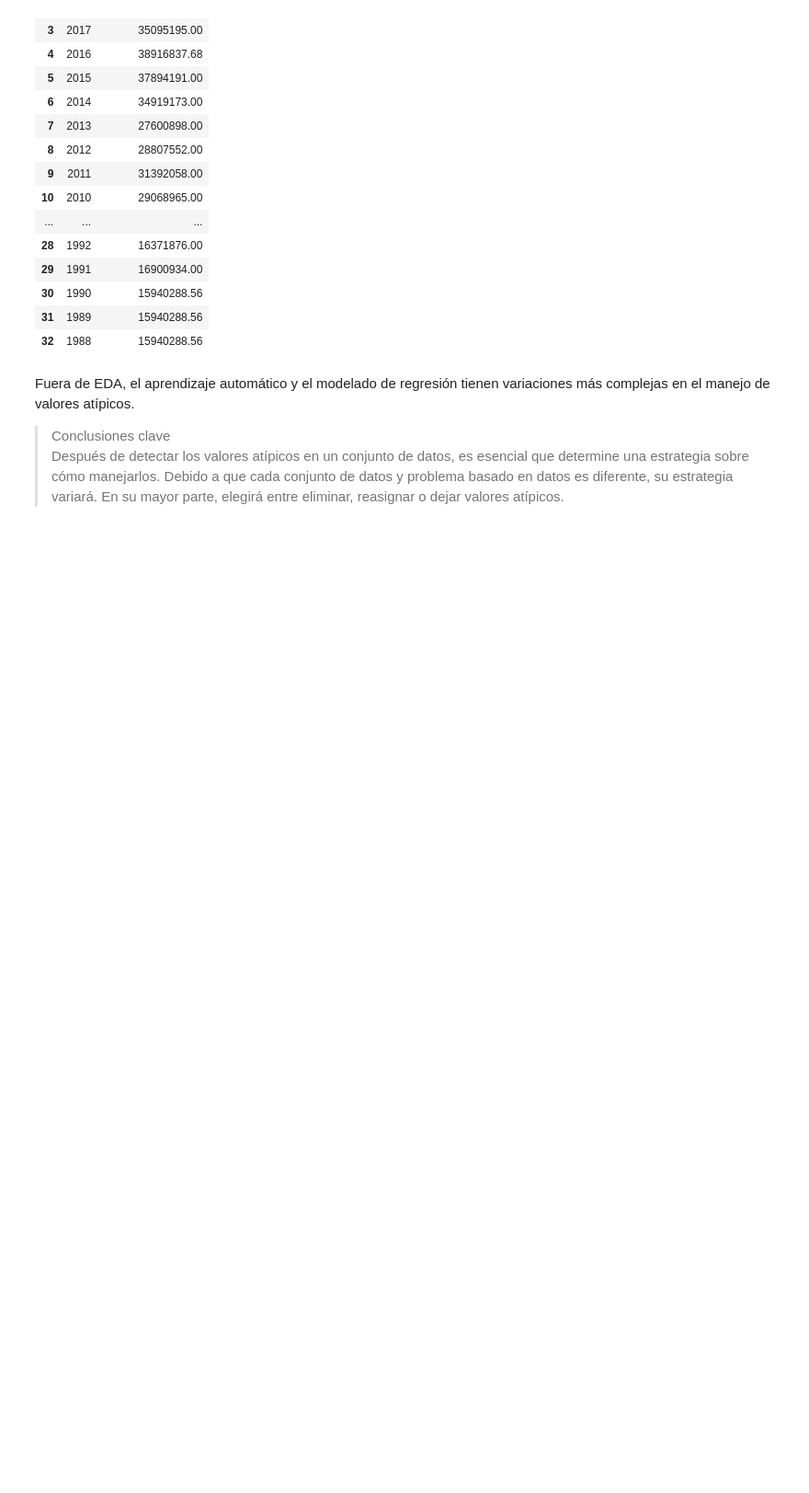
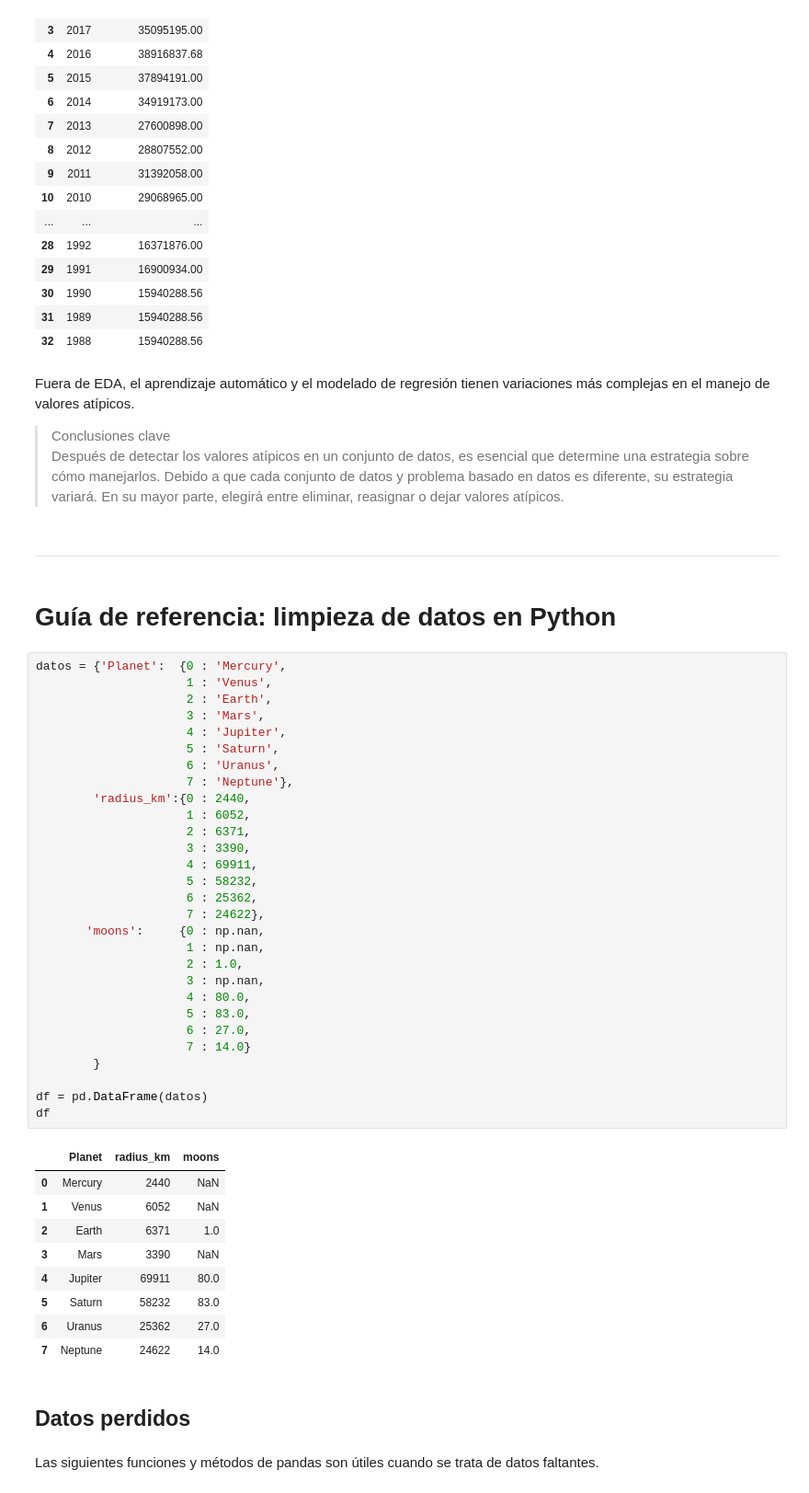
Before and after one commit to emipaz/Analisis-Datos-GADA, a Jupyter notebook: Curso_3/semana_3/Cómo manejar los valores atípicos.ipynb, the cells around one changed output. Shown: that part at 92% size. Saved outputs shown, nothing was run; the diff lists cells and outputs as text; blank space fills up the shorter version.

Commit message:
validar y limpiar datos

```diff
--- a/Curso_3/semana_3/Cómo manejar los valores atípicos.ipynb
+++ b/Curso_3/semana_3/Cómo manejar los valores atípicos.ipynb
@@ -189,3 +189,51 @@ Fuera de EDA, el aprendizaje automático y el modelado de regresión tienen vari
 
 > Conclusiones clave
 Después de detectar los valores atípicos en un conjunto de datos, es esencial que determine una estrategia sobre cómo manejarlos. Debido a que cada conjunto de datos y problema basado en datos es diferente, su estrategia variará. En su mayor parte, elegirá entre eliminar, reasignar o dejar valores atípicos.
+# %% [markdown]
+_________
+# %% [markdown]
+# Guía de referencia: limpieza de datos en Python
+# %%
+datos = {'Planet':  {0 : 'Mercury',
+                     1 : 'Venus',
+                     2 : 'Earth',
+                     3 : 'Mars',
+                     4 : 'Jupiter',
+                     5 : 'Saturn',
+                     6 : 'Uranus',
+                     7 : 'Neptune'},
+        'radius_km':{0 : 2440,
+                     1 : 6052,
+                     2 : 6371,
+                     3 : 3390,
+                     4 : 69911,
+                     5 : 58232,
+                     6 : 25362,
+                     7 : 24622},
+       'moons':     {0 : np.nan,
+                     1 : np.nan,
+                     2 : 1.0,
+                     3 : np.nan,
+                     4 : 80.0,
+                     5 : 83.0,
+                     6 : 27.0,
+                     7 : 14.0}
+        }
+
+df = pd.DataFrame(datos)
+df
+# %% [output]
+|  | Planet | radius_km | moons |
+| 0 | Mercury | 2440 | NaN |
+| 1 | Venus | 6052 | NaN |
+| 2 | Earth | 6371 | 1.0 |
+| 3 | Mars | 3390 | NaN |
+| 4 | Jupiter | 69911 | 80.0 |
+| 5 | Saturn | 58232 | 83.0 |
+| 6 | Uranus | 25362 | 27.0 |
+| 7 | Neptune | 24622 | 14.0 |
+# %% [markdown]
+## Datos perdidos
+# %% [markdown]
+
+Las siguientes funciones y métodos de pandas son útiles cuando se trata de datos faltantes.
```
Also changed, not shown: parts of 46 cells of this notebook, 1 other file.
